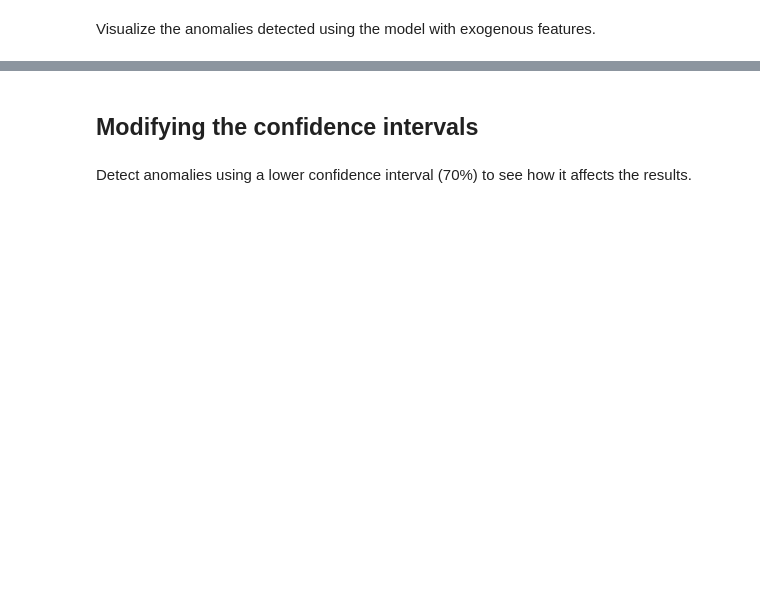
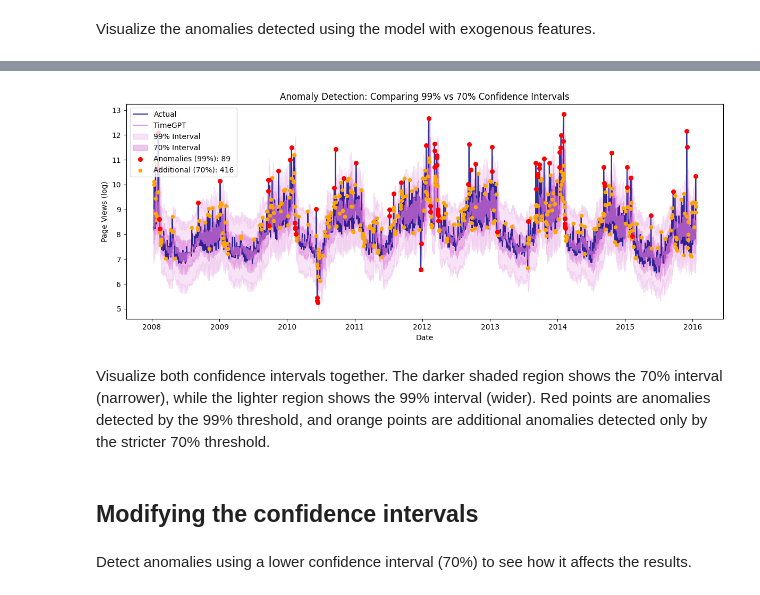
Before and after one commit to Nixtla/blog, a Jupyter notebook: examples/notebooks/anomaly_detection.ipynb, the cells around one changed output, grey strips where cells are left out. Saved outputs shown, nothing was run; the diff lists cells and outputs as text; code cells hidden in the pictures; blank space fills up the shorter version.

Commit message:
Add anomaly detection and championship forecasting charts

```diff
--- a/examples/notebooks/anomaly_detection.ipynb
+++ b/examples/notebooks/anomaly_detection.ipynb
@@ -84,3 +128,52 @@ anomalies_df_70 = nixtla_client.detect_anomalies(wikipedia, freq="D", level=70)
+# %%
+import matplotlib.pyplot as plt
+
+fig, ax = plt.subplots(figsize=(12, 5))
+
+# Plot original data
+ax.plot(anomalies_df["ds"], anomalies_df["y"], color="navy", alpha=0.8, label="Actual")
+
+# Plot TimeGPT forecast
+ax.plot(anomalies_df["ds"], anomalies_df["TimeGPT"], color="orchid", alpha=0.7, label="TimeGPT")
+
+# Fill 99% confidence interval
+ax.fill_between(
+    anomalies_df["ds"],
+    anomalies_df["TimeGPT-lo-99"],
+    anomalies_df["TimeGPT-hi-99"],
+    alpha=0.2,
+    color="orchid",
+    label="99% Interval"
+)
+
+# Fill 70% confidence interval
+ax.fill_between(
+    anomalies_df_70["ds"],
+    anomalies_df_70["TimeGPT-lo-70"],
+    anomalies_df_70["TimeGPT-hi-70"],
+    alpha=0.4,
+    color="orchid",
+    label="70% Interval"
+)
+
+# Highlight anomalies from 99% interval
+anomalies_99 = anomalies_df[anomalies_df["anomaly"] == True]
+ax.scatter(anomalies_99["ds"], anomalies_99["y"], color="red", s=30, zorder=5, label=f"Anomalies (99%): {len(anomalies_99)}")
+
+# Highlight anomalies from 70% interval (only those not in 99%)
+anomalies_70_only = anomalies_df_70[(anomalies_df_70["anomaly"] == True) & (~anomalies_df_70["ds"].isin(anomalies_99["ds"]))]
+ax.scatter(anomalies_70_only["ds"], anomalies_70_only["y"], color="orange", s=20, zorder=4, label=f"Additional (70%): {len(anomalies_70_only)}")
+
+ax.set_xlabel("Date")
+ax.set_ylabel("Page Views (log)")
+ax.set_title("Anomaly Detection: Comparing 99% vs 70% Confidence Intervals")
+ax.legend(loc="upper left")
+plt.tight_layout()
+plt.show()
+# %% [output]
+[figure, added]
+# %% [markdown]
+Visualize both confidence intervals together. The darker shaded region shows the 70% interval (narrower), while the lighter region shows the 99% interval (wider). Red points are anomalies detected by the 99% threshold, and orange points are additional anomalies detected only by the stricter 70% threshold.
 # %% [markdown]
 ## Modifying the confidence intervals
 # %% [markdown]
```
Also changed, not shown: parts of 10 cells of this notebook, 5 other files.
